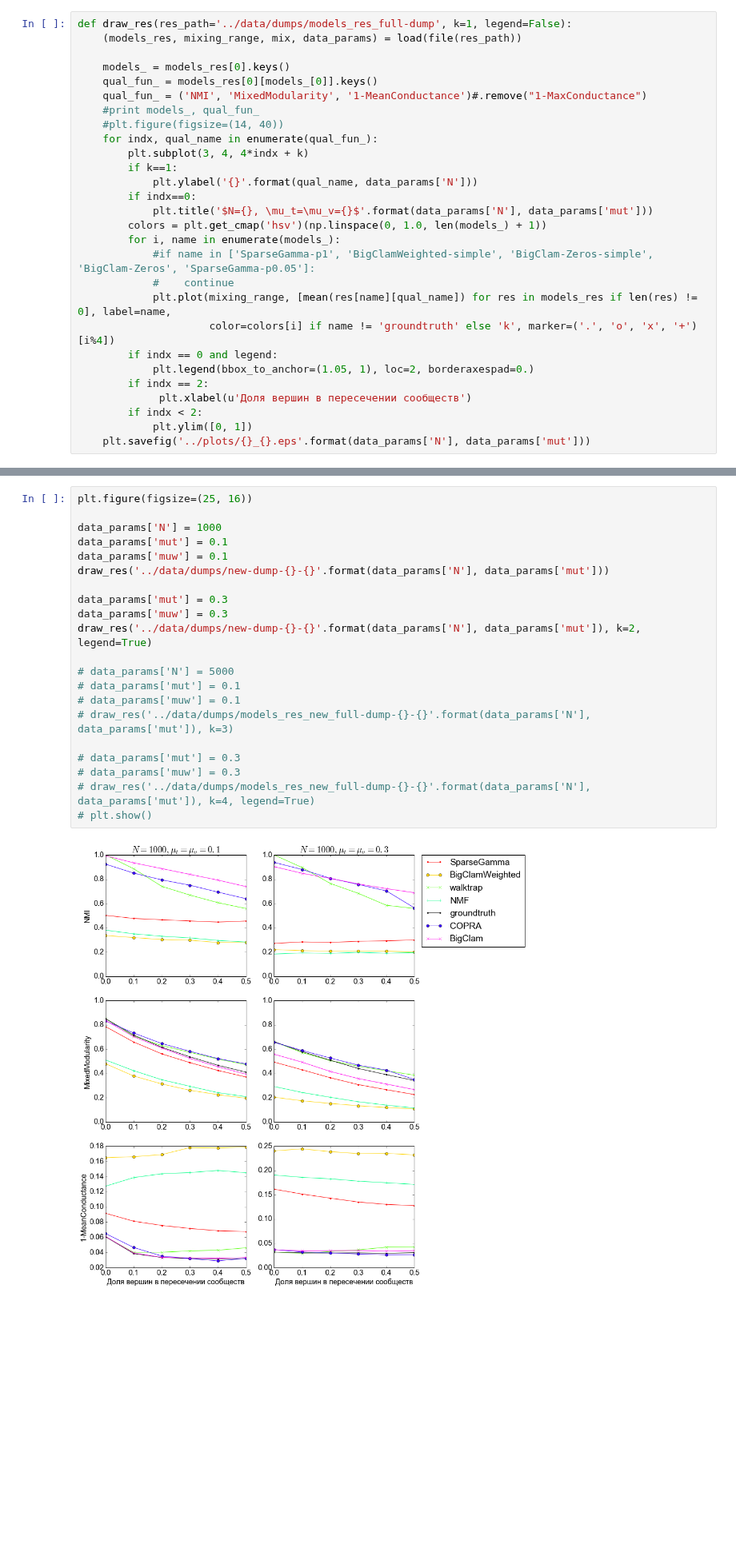
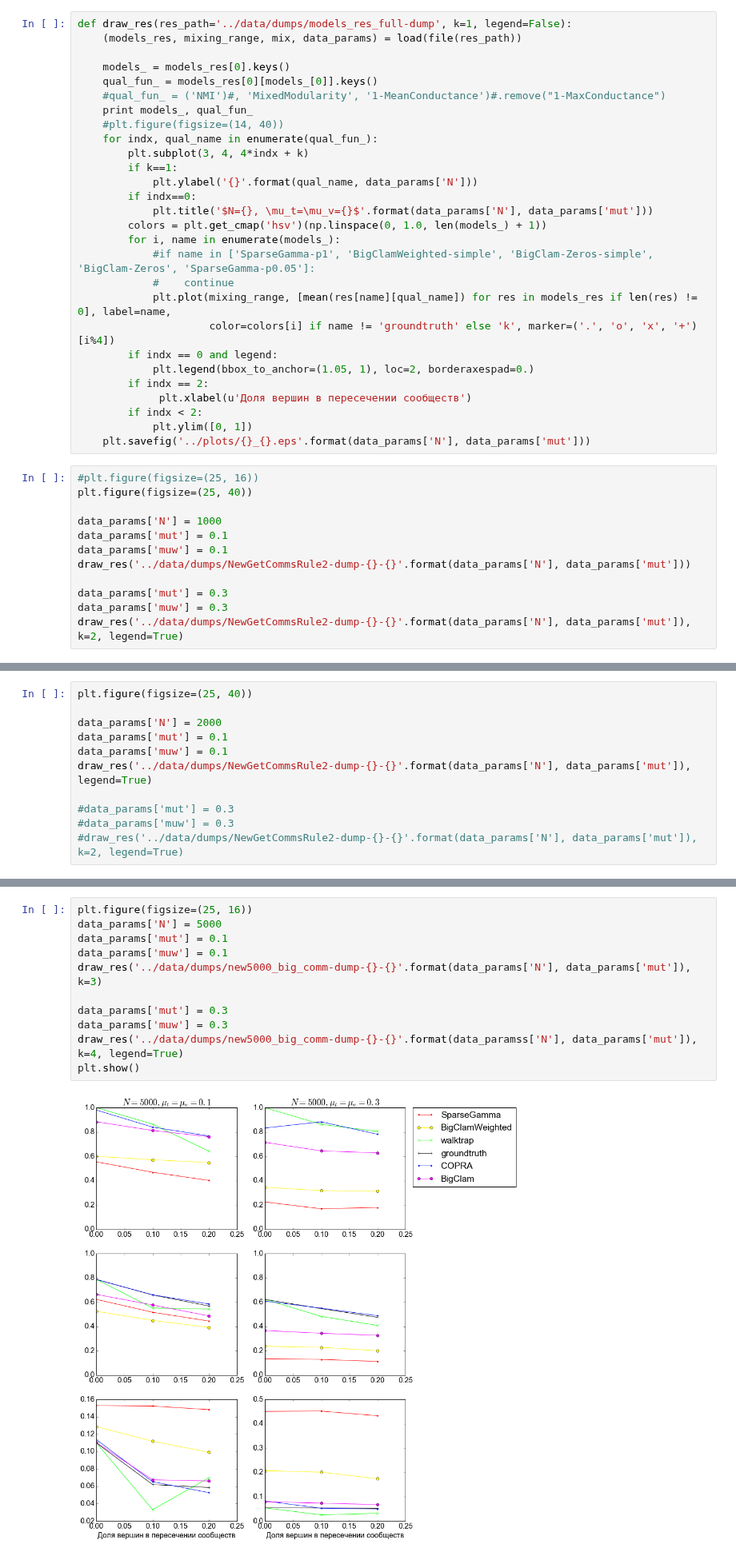
Before and after one commit to yangkuoone/WeiCLAM, a Jupyter notebook: code/temp_drawing.ipynb, the cells around one changed output, grey strips where cells are left out. Shown at 80% size. Saved outputs shown, nothing was run; the diff lists cells and outputs as text; blank space fills up the shorter version.

```diff
--- a/code/temp_drawing.ipynb
+++ b/code/temp_drawing.ipynb
@@ -47,8 +47,8 @@ def draw_res(res_path='../data/dumps/models_res_full-dump', k=1, legend=False):
 
     models_ = models_res[0].keys()
     qual_fun_ = models_res[0][models_[0]].keys()
-    qual_fun_ = ('NMI', 'MixedModularity', '1-MeanConductance')#.remove("1-MaxConductance")
-    #print models_, qual_fun_
+    #qual_fun_ = ('NMI')#, 'MixedModularity', '1-MeanConductance')#.remove("1-MaxConductance")
+    print models_, qual_fun_
     #plt.figure(figsize=(14, 40))
     for indx, qual_name in enumerate(qual_fun_):
         plt.subplot(3, 4, 4*indx + k)
@@ -69,3 +69,15 @@ def draw_res(res_path='../data/dumps/models_res_full-dump', k=1, legend=False):
         if indx < 2:
             plt.ylim([0, 1])
     plt.savefig('../plots/{}_{}.eps'.format(data_params['N'], data_params['mut']))
+# %%
+#plt.figure(figsize=(25, 16))
+plt.figure(figsize=(25, 40))
+
+data_params['N'] = 1000
+data_params['mut'] = 0.1
+data_params['muw'] = 0.1
+draw_res('../data/dumps/NewGetCommsRule2-dump-{}-{}'.format(data_params['N'], data_params['mut']))
+
+data_params['mut'] = 0.3
+data_params['muw'] = 0.3
+draw_res('../data/dumps/NewGetCommsRule2-dump-{}-{}'.format(data_params['N'], data_params['mut']), k=2, legend=True)
@@ -71,0 +88,11 @@ def draw_res(res_path='../data/dumps/models_res_full-dump', k=1, legend=False):
+# %%
+plt.figure(figsize=(25, 40))
+
+data_params['N'] = 2000
+data_params['mut'] = 0.1
+data_params['muw'] = 0.1
+draw_res('../data/dumps/NewGetCommsRule2-dump-{}-{}'.format(data_params['N'], data_params['mut']), legend=True)
+
+#data_params['mut'] = 0.3
+#data_params['muw'] = 0.3
+#draw_res('../data/dumps/NewGetCommsRule2-dump-{}-{}'.format(data_params['N'], data_params['mut']), k=2, legend=True)
@@ -72,26 +102,16 @@ def draw_res(res_path='../data/dumps/models_res_full-dump', k=1, legend=False):
 # %%
 plt.figure(figsize=(25, 16))
-
-data_params['N'] = 1000
+data_params['N'] = 5000
 data_params['mut'] = 0.1
 data_params['muw'] = 0.1
-draw_res('../data/dumps/new-dump-{}-{}'.format(data_params['N'], data_params['mut']))
+draw_res('../data/dumps/new5000_big_comm-dump-{}-{}'.format(data_params['N'], data_params['mut']), k=3)
 
 data_params['mut'] = 0.3
 data_params['muw'] = 0.3
-draw_res('../data/dumps/new-dump-{}-{}'.format(data_params['N'], data_params['mut']), k=2, legend=True)
-
-# data_params['N'] = 5000
-# data_params['mut'] = 0.1
-# data_params['muw'] = 0.1
-# draw_res('../data/dumps/models_res_new_full-dump-{}-{}'.format(data_params['N'], data_params['mut']), k=3)
-
-# data_params['mut'] = 0.3
-# data_params['muw'] = 0.3
-# draw_res('../data/dumps/models_res_new_full-dump-{}-{}'.format(data_params['N'], data_params['mut']), k=4, legend=True)
-# plt.show()
+draw_res('../data/dumps/new5000_big_comm-dump-{}-{}'.format(data_paramss['N'], data_params['mut']), k=4, legend=True)
+plt.show()
 # %% [output]
-[figure, old version]
+[figure, new version]
 # %%
 plt.figure(figsize=(25, 16))
 
```
Also changed, not shown: parts of 2 cells of this notebook, 7 other files.
